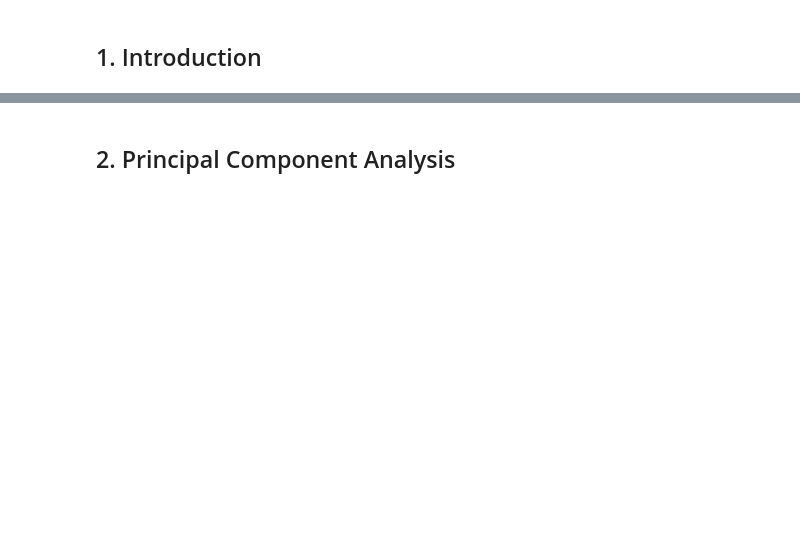
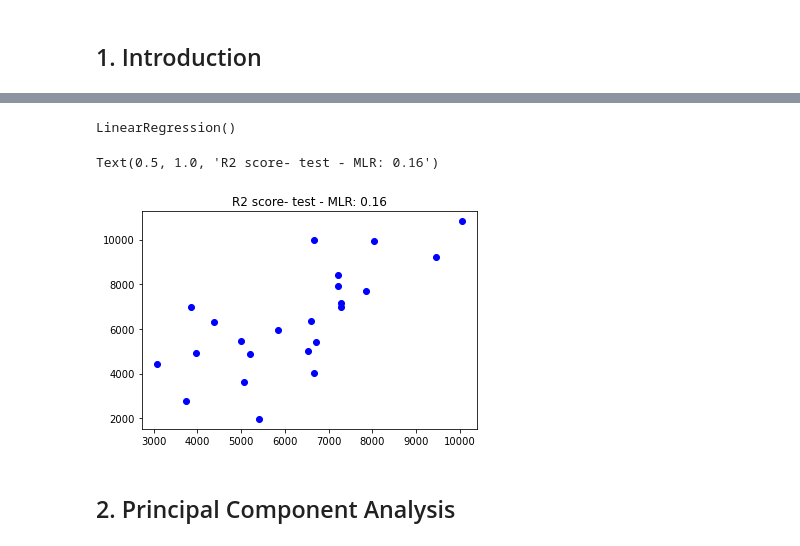
Before and after one commit to YvesMatanga/freemium_datascience, a Jupyter notebook: machine-learning-tutorials/Unsupervised Learning/2-Dimensionality Reduction.ipynb, the cells around one changed output, grey strips where cells are left out. Cells and saved outputs as stored; diff of their text form; code cells hidden in the pictures; blank space fills up the shorter version.

```diff
--- a/machine-learning-tutorials/Unsupervised Learning/2-Dimensionality Reduction.ipynb
+++ b/machine-learning-tutorials/Unsupervised Learning/2-Dimensionality Reduction.ipynb
@@ -23,0 +39,14 @@ df.head()
+# %%
+from sklearn.feature_selection import r_regression
+
+N_f = len(X.columns)
+
+r_coefs = r_regression(X,y)#compute the pearson correlation for each feature
+r_dict = {'coefs':[]}
+r_coefs_df = pd.DataFrame(r_dict)
+for i in range(N_f):
+    r_coefs_df.loc[X.columns[i],'coefs'] = r_coefs[i]**2
+r_coefs_df = r_coefs_df.sort_values(by=['coefs'],ascending=False)
+#r_coefs_df.head(20)
+#X=X.drop(columns=['burglPerPop','larcPerPop'])
+X=X.drop(columns=['larcPerPop'])
@@ -24,2 +63,32 @@ df.head()
+# %%
+from sklearn.preprocessing import StandardScaler
+
+Sc = StandardScaler()
+X_sc = Sc.fit_transform(X)#features are normalised
+X_sc = pd.DataFrame(X_sc, columns = X.columns)
+# %%
+from sklearn.model_selection import train_test_split
+
+X_train, X_test, y_train, y_test  = train_test_split(X_sc,y, test_size=0.2, random_state=1234)
+# %%
+from sklearn.linear_model import LinearRegression
+
+mlr = LinearRegression()
+mlr.fit(X_train,y_train)
+# %% [output]
+LinearRegression()
+# %%
+from sklearn import metrics
+import matplotlib.pyplot as plt
+
+y_pred_test = mlr.predict(X_test)
+r2_score_test_mlr = metrics.r2_score(y_test,y_pred_test)
+
+plt.figure()
+plt.scatter(y_test,y_pred_test,color="blue")
+plt.title('R2 score- test - MLR: %.2f'%(r2_score_test_mlr))
+# %% [output]
+Text(0.5, 1.0, 'R2 score- test - MLR: 0.16')
+[figure, added]
 # %% [markdown]
 <h2>2. Principal Component Analysis</h2>
```
Also changed, not shown: parts of 26 cells of this notebook, 1 other file.
